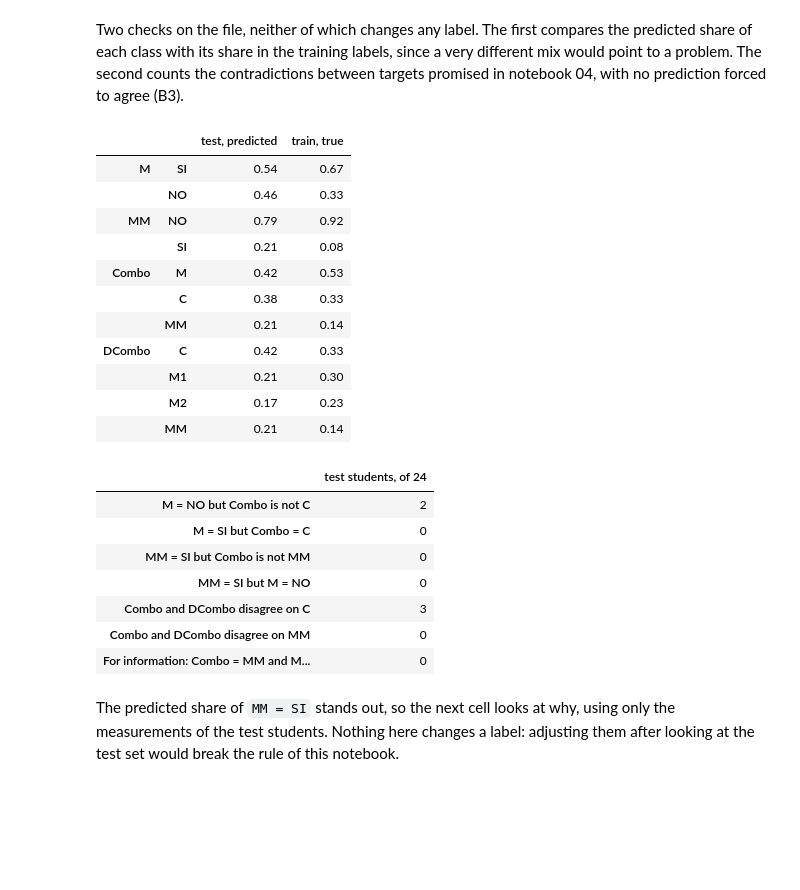
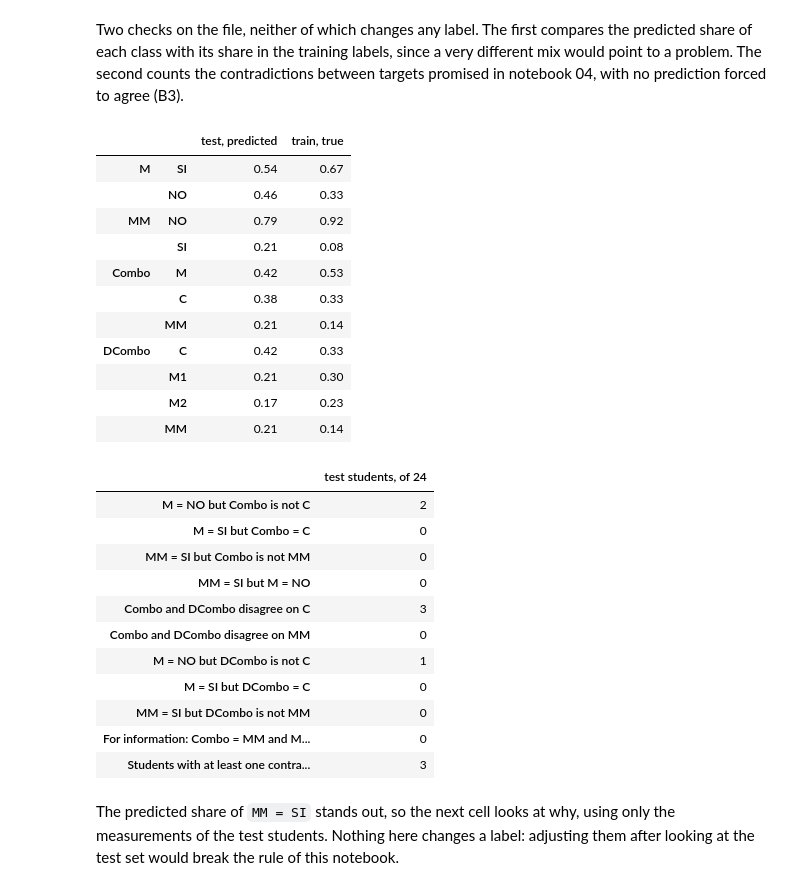
Before and after one commit to tomas20oriol-jpg/miopia-ml-project, a Jupyter notebook: notebooks/05_final_models.ipynb, the cells around one changed output. Drawn from its saved outputs; the diff is of its cells as text; code cells hidden in the pictures; blank space fills up the shorter version.

```diff
--- a/notebooks/05_final_models.ipynb
+++ b/notebooks/05_final_models.ipynb
@@ -220,35 +220,45 @@ display(shares)
 m, mm, combo, dc = (test_labels[t] for t in TARGETS)
 contradictions = {
     "M = NO but Combo is not C": (m == "NO") & (combo != "C"),
     "M = SI but Combo = C": (m == "SI") & (combo == "C"),
     "MM = SI but Combo is not MM": (mm == "SI") & (combo != "MM"),
     "MM = SI but M = NO": (mm == "SI") & (m == "NO"),
     "Combo and DCombo disagree on C": (combo == "C") != (dc == "C"),
     "Combo and DCombo disagree on MM": (combo == "MM") != (dc == "MM"),
+    "M = NO but DCombo is not C": (m == "NO") & (dc != "C"),
+    "M = SI but DCombo = C": (m == "SI") & (dc == "C"),
+    "MM = SI but DCombo is not MM": (mm == "SI") & (dc != "MM"),
     "For information: Combo = MM and MM = NO": (combo == "MM") & (mm == "NO"),
 }
-pd.Series({k: int(v.sum()) for k, v in contradictions.items()}, name=f"test students, of {len(test_labels)}").to_frame()
+counts = pd.Series({k: int(v.sum()) for k, v in contradictions.items()}, name=f"test students, of {len(test_labels)}")
+real = [v for k, v in contradictions.items() if not k.startswith("For information")]
+counts["Students with at least one contradiction"] = int(pd.concat(real, axis=1).any(axis=1).sum())
+counts.to_frame()
 # %% [output]
 |  |  | test, predicted | train, true |
 | M | SI | 0.54 | 0.67 |
 |  | NO | 0.46 | 0.33 |
 | MM | NO | 0.79 | 0.92 |
 |  | SI | 0.21 | 0.08 |
 | Combo | M | 0.42 | 0.53 |
 |  | C | 0.38 | 0.33 |
 |  | MM | 0.21 | 0.14 |
 | DCombo | C | 0.42 | 0.33 |
 |  | M1 | 0.21 | 0.30 |
 |  | M2 | 0.17 | 0.23 |
 |  | MM | 0.21 | 0.14 |
 |  | test students, of 24 |
 | M = NO but Combo is not C | 2 |
 | M = SI but Combo = C | 0 |
 | MM = SI but Combo is not MM | 0 |
 | MM = SI but M = NO | 0 |
 | Combo and DCombo disagree on C | 3 |
 | Combo and DCombo disagree on MM | 0 |
+| M = NO but DCombo is not C | 1 |
+| M = SI but DCombo = C | 0 |
+| MM = SI but DCombo is not MM | 0 |
 | For information: Combo = MM and M... | 0 |
+| Students with at least one contra... | 3 |
 # %% [markdown]
 The predicted share of `MM = SI` stands out, so the next cell looks at why, using only the measurements of the test students. Nothing here changes a label: adjusting them after looking at the test set would break the rule of this notebook.
 # %%
```
Also changed, not shown: parts of 4 cells of this notebook, 16 other files.
